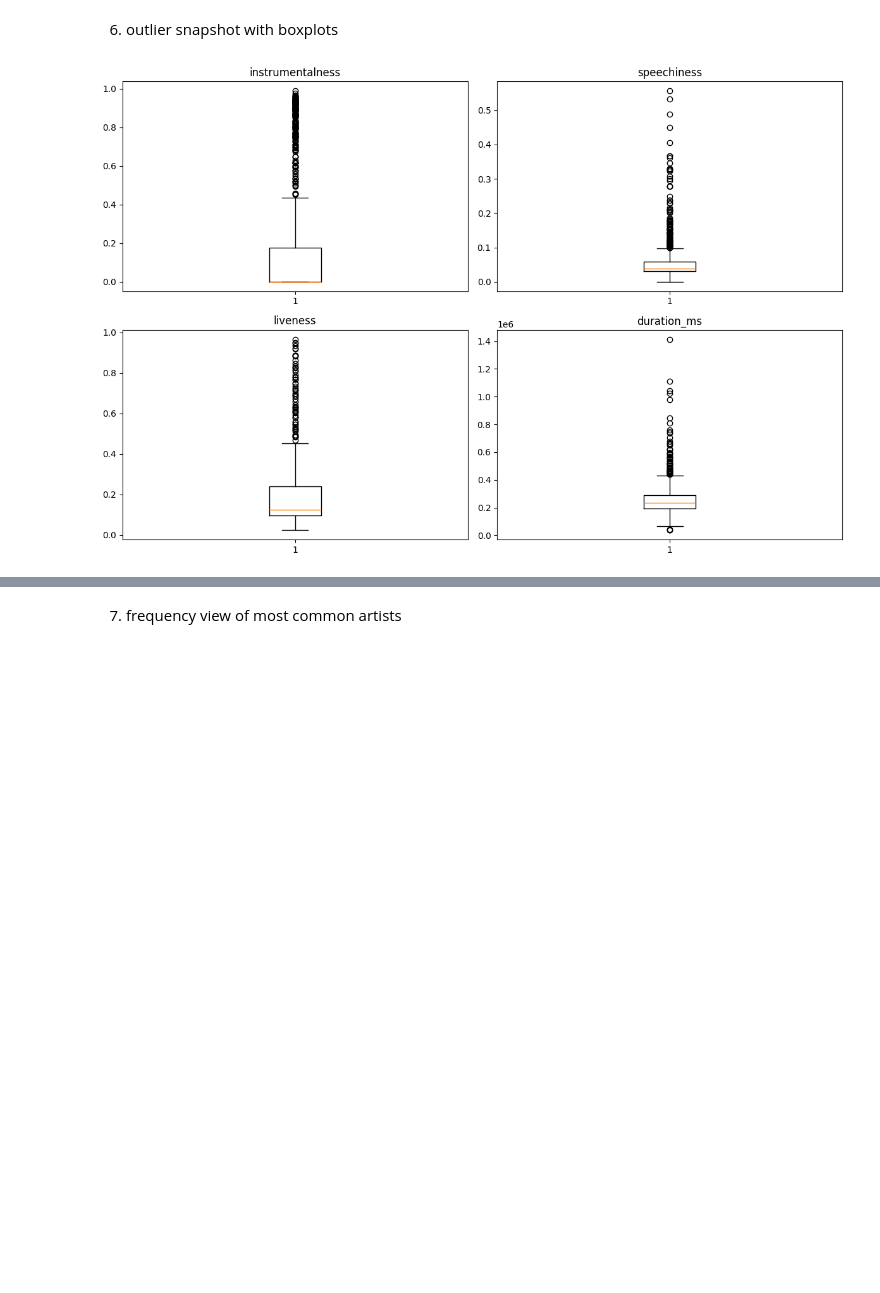
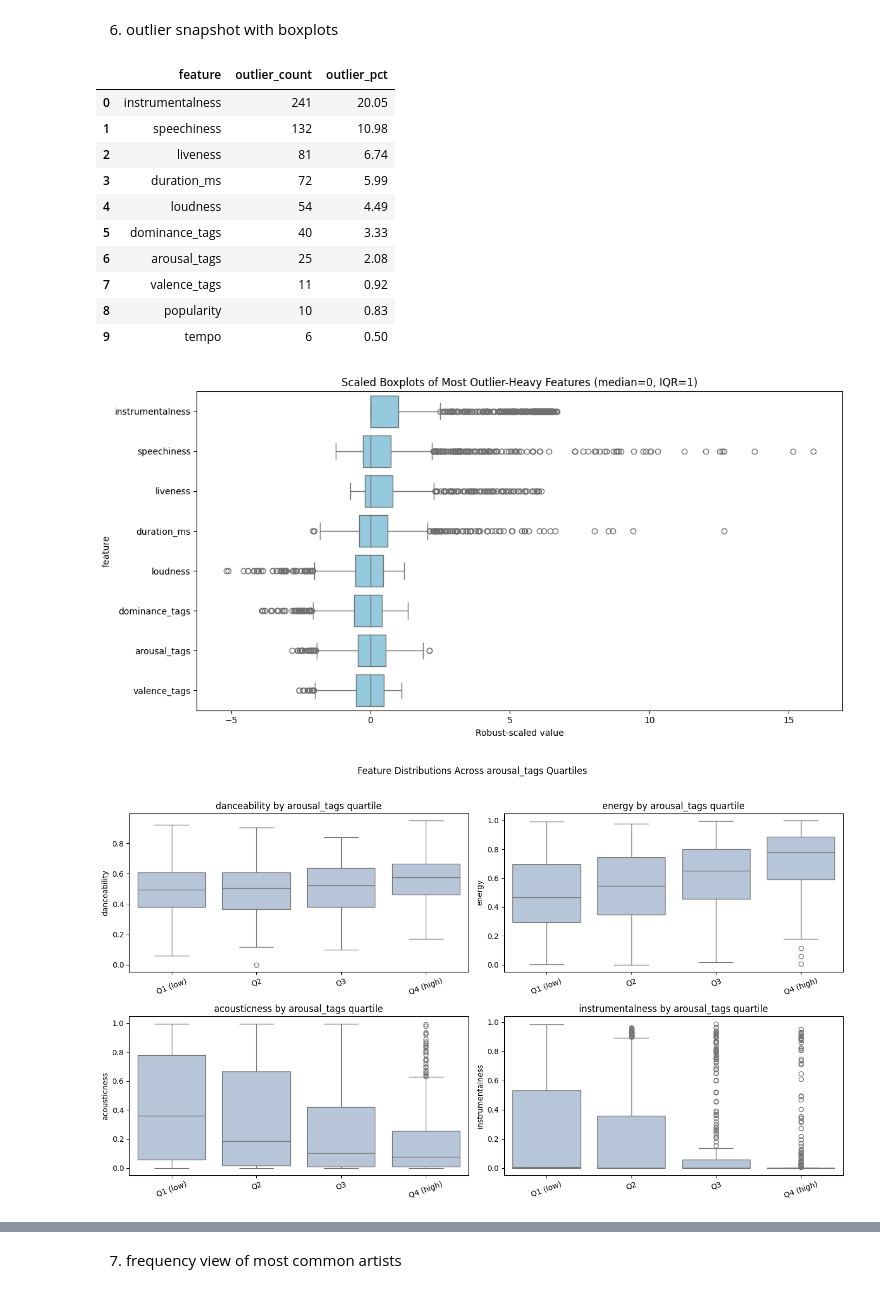
Before and after one commit to Speeb04/JSC270-Final-Project, a Jupyter notebook: eda_notebook.ipynb, the cells around one changed output, grey strips where cells are left out. Saved outputs shown, nothing was run; the diff lists cells and outputs as text; code cells hidden in the pictures; blank space fills up the shorter version.

```diff
--- a/eda_notebook.ipynb
+++ b/eda_notebook.ipynb
@@ -520,39 +554,78 @@ plt.show()
 # %% [markdown]
 6) outlier snapshot with boxplots
 # %%
+# Comprehensive box-plot view: outlier-heavy features + tag-conditioned distributions.
 iqr_rows = []
 for col in numeric_cols:
-    s = df[col].dropna()
+    s = pd.to_numeric(df[col], errors='coerce').dropna()
     q1 = s.quantile(0.25)
     q3 = s.quantile(0.75)
     iqr = q3 - q1
     lower = q1 - 1.5 * iqr
     upper = q3 + 1.5 * iqr
     outlier_count = int(((s < lower) | (s > upper)).sum())
     iqr_rows.append({
         'feature': col,
         'outlier_count': outlier_count,
         'outlier_pct': round(outlier_count / len(s) * 100, 2)
     })
 
 outlier_summary = pd.DataFrame(iqr_rows).sort_values('outlier_pct', ascending=False).reset_index(drop=True)
-outlier_summary
+display(outlier_summary.head(10))
 
-outlier_plot_cols = outlier_summary[outlier_summary['outlier_pct'] > 0].head(4)['feature'].tolist()
-if not outlier_plot_cols:
-    outlier_plot_cols = outlier_summary.head(4)['feature'].tolist()
+# 1) Scale each feature before plotting so large-scale variables (e.g., duration_ms)
+# do not flatten bounded variables near zero on the same axis.
+outlier_plot_cols = outlier_summary.head(8)['feature'].tolist()
+long_outlier = df[outlier_plot_cols].melt(var_name='feature', value_name='value').dropna()
 
-fig, axes = plt.subplots(2, 2, figsize=(12, 8))
-axes = axes.flatten()
+def robust_scale(series):
+    q1 = series.quantile(0.25)
+    q3 = series.quantile(0.75)
+    iqr = q3 - q1
+    if iqr == 0:
+        return series - series.median()
+    return (series - series.median()) / iqr
 
-for i, col in enumerate(outlier_plot_cols):
-    axes[i].boxplot(df[col].dropna(), vert=True)
-    axes[i].set_title(col)
+long_outlier['value_scaled'] = long_outlier.groupby('feature')['value'].transform(robust_scale)
 
-for j in range(i + 1, len(axes)):
-    axes[j].set_visible(False)
-
+plt.figure(figsize=(12, 6))
+sns.boxplot(data=long_outlier, x='value_scaled', y='feature', orient='h', color='skyblue')
+plt.title('Scaled Boxplots of Most Outlier-Heavy Features (median=0, IQR=1)')
+plt.xlabel('Robust-scaled value')
 plt.tight_layout()
 plt.show()
+
+# 2) Boxplots by tag quartile to show distribution shift across emotional labels.
+tag_targets = ['arousal_tags', 'valence_tags', 'dominance_tags']
+tag_box_features = ['danceability', 'energy', 'acousticness', 'instrumentalness']
+
+for tag in tag_targets:
+    temp = df[[tag] + tag_box_features].dropna().copy()
+    temp['tag_quartile'] = pd.qcut(temp[tag], q=4, labels=['Q1 (low)', 'Q2', 'Q3', 'Q4 (high)'], duplicates='drop')
+
+    fig, axes = plt.subplots(2, 2, figsize=(14, 8))
+    axes = axes.flatten()
+
+    for i, feat in enumerate(tag_box_features):
+        sns.boxplot(data=temp, x='tag_quartile', y=feat, ax=axes[i], color='lightsteelblue')
+        axes[i].set_title(f'{feat} by {tag} quartile')
+        axes[i].set_xlabel('')
+        axes[i].tick_params(axis='x', rotation=20)
+
+    plt.suptitle(f'Feature Distributions Across {tag} Quartiles', y=1.02)
+    plt.tight_layout()
+    plt.show()
 # %% [output]
+|  | feature | outlier_count | outlier_pct |
+| 0 | instrumentalness | 241 | 20.05 |
+| 1 | speechiness | 132 | 10.98 |
+| 2 | liveness | 81 | 6.74 |
+| 3 | duration_ms | 72 | 5.99 |
+| 4 | loudness | 54 | 4.49 |
+| 5 | dominance_tags | 40 | 3.33 |
+| 6 | arousal_tags | 25 | 2.08 |
+| 7 | valence_tags | 11 | 0.92 |
+| 8 | popularity | 10 | 0.83 |
+| 9 | tempo | 6 | 0.50 |
-[figure, old version]
+[figure, new version]
+[figure, added]
```
Also changed, not shown: parts of 12 cells of this notebook.
